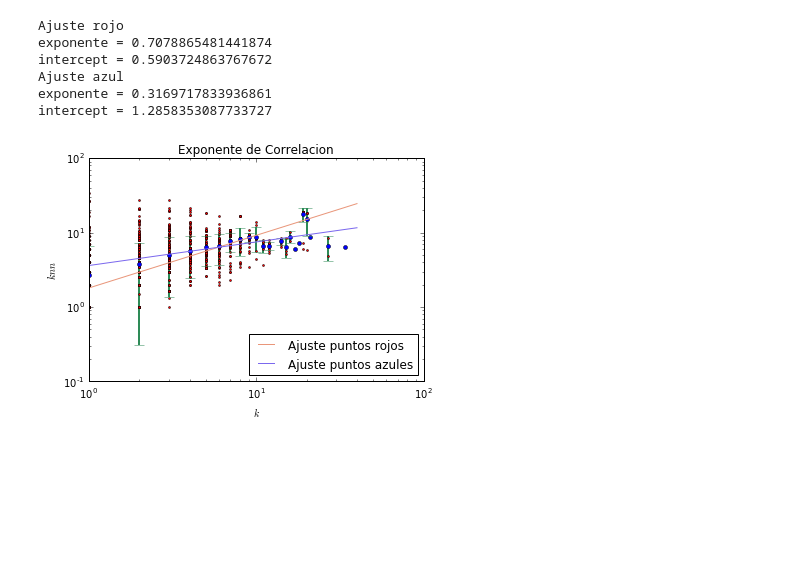
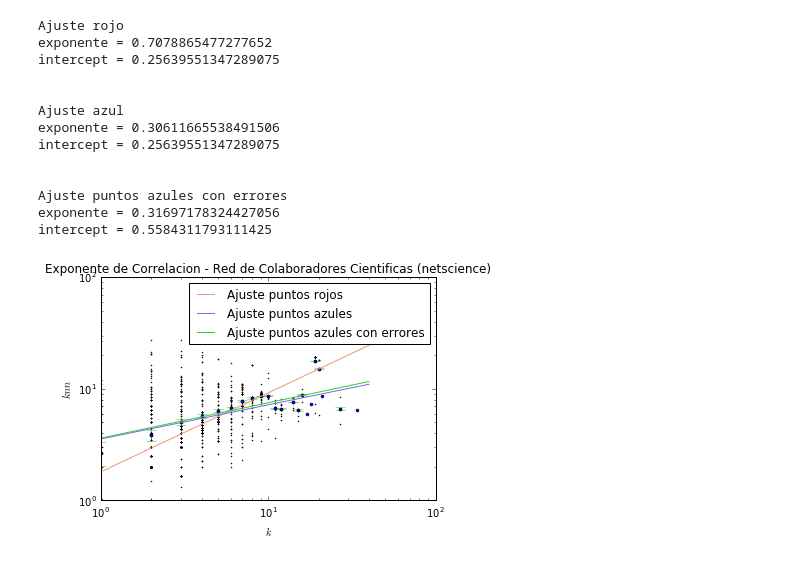
Before and after one commit to Redes2018/tp1, a Jupyter notebook: TC1-4.ipynb, the cells around one changed output. Saved outputs shown, nothing was run; the diff lists cells and outputs as text; code cells hidden in the pictures; blank space fills up the shorter version.

Commit message:
Ejercicio 4.a) completo para ambas redes

```diff
--- a/TC1-4.ipynb
+++ b/TC1-4.ipynb
@@ -9,7 +9,7 @@ from scipy.optimize import curve_fit
 import os
 
 def lineal(x, a, b):
-  return a*x + np.log(b)
+  return a*x + np.log10(b)
 # %%
 # Leemos el archivo
 myFolder=(os.getcwd()+'/tc01_data/') #busca en el directorio actual
@@ -83,54 +62,92 @@ plt.show()
 #iii) Ajuste: con funcion log(knn)=mu*(logk)+log(b)
 
 #AJuste 1: usando los puntos rojos
-parametros1=curve_fit(lineal,np.log(k_nodo),np.log(knn_nodo))[0]
+parametros1=curve_fit(lineal,np.log10(k_nodo),np.log10(knn_nodo))[0]
 mu1=parametros1[0]
 b1=parametros1[1]
-intercept1=np.log(b1)
+intercept1=np.log10(b1)
 
 print ('Ajuste rojo')
 print ('exponente = {}'.format(mu1))
 print ('intercept = {}'.format(intercept1))
+print('\n')
 
-xfit1=np.linspace(1,40,100)
+
+xfit1=np.linspace(1,40,1000)
 yfit1=(b1)*(xfit1**mu1)
 
-#AJuste 2: usando los puntos azules del grafico knn(k) y usando tambien el error:
-parametros2=curve_fit(lineal,np.log(k_fit),np.log(knn_fit),sigma=(1/knn_fit)*knn_error)[0]
+#Ajuste 2: usando los puntos azules
+
+parametros2=curve_fit(lineal,np.log10(k),np.log10(knn))[0]
 mu2=parametros2[0]
 b2=parametros2[1]
-intercept2=np.log(b2)
+intercept2=np.log10(b1)
 
 print ('Ajuste azul')
 print ('exponente = {}'.format(mu2))
 print ('intercept = {}'.format(intercept2))
+print('\n')
+
+xfit2=np.linspace(1,40,1000)
+yfit2=(b2)*(xfit2**mu2)
+
+#AJuste 3: usando los puntos azules del grafico knn(k) y usando tambien el error:
+#Para el ajuste con errores me quedo con puntos que tengan knn_error != nan
+nonan_positions=[i for i,j in enumerate(knn_error) if np.invert(np.isnan(j))==True]
+knn_error=knn_error[nonan_positions]
+knn_fit=knn[nonan_positions]
+k_fit=k[nonan_positions]
+
+parametros3=curve_fit(lineal,np.log10(k_fit),np.log10(knn_fit),sigma=(1/np.log(10))*(1/knn_fit)*knn_error)[0]
+mu3=parametros3[0]
+b3=parametros3[1]
+intercept3=np.log10(b3)
+
+print ('Ajuste puntos azules con errores')
+print ('exponente = {}'.format(mu3))
+print ('intercept = {}'.format(intercept3))
+print('\n')
 
 
-xfit2=np.linspace(1,40,100)
-yfit2=(b2)*(xfit2**mu2)
+xfit3=np.linspace(1,40,1000)
+yfit3=(b3)*(xfit2**mu3)
 # %% [output]
 Ajuste rojo
-exponente = 0.7078865481441874
-intercept = 0.5903724863767672
+exponente = 0.7078865477277652
+intercept = 0.25639551347289075
+
+
 Ajuste azul
-exponente = 0.3169717833936861
-intercept = 1.2858353087733727
+exponente = 0.30611665538491506
+intercept = 0.25639551347289075
+
+
+Ajuste puntos azules con errores
+exponente = 0.31697178324427056
+intercept = 0.5584311793111425
 # %%
 #Graficos
-plt.figure(2)
-plt.plot(k_nodo,knn_nodo,'ro',markersize=2)
-plt.plot(k,knn,'bo',markersize=4)
-plt.errorbar(k_fit,knn_fit,knn_error,fmt='.',ecolor='seagreen',elinewidth=2,capsize=5)
+plt.figure(1)
+#Puntos rojos
+plt.plot(k_nodo,knn_nodo,'ro',markersize=1)
+#Puntos azules
+plt.plot(k,knn,'bo',markersize=3)
+#Puntos azules con barra de error=desv standar
+plt.errorbar(k_fit,knn_fit,(1/np.log(10))*(1/knn_fit)*knn_error,fmt='bo',ecolor='limegreen',elinewidth=1,capsize=5,markersize=3)
+
+#AJustes:
 plt.plot(xfit1,yfit1,color='darksalmon',label='Ajuste puntos rojos')
 plt.plot(xfit2,yfit2,color='mediumslateblue',label='Ajuste puntos azules')
+plt.plot(xfit3,yfit3,color='limegreen',label='Ajuste puntos azules con errores')
+#Propiedades grafico:
 plt.xscale('log')
 plt.yscale('log')
 plt.xlabel('$k$')
 plt.ylabel('$knn$')
-plt.title('Exponente de Correlacion')
-plt.legend(loc='lower right')
+plt.title('Exponente de Correlacion - Red de Colaboradores Cientificas (netscience)')
+plt.legend(loc='upper right')
 plt.show()
 # %% [output]
-[figure, old version]
+[figure, new version]
 # %%
 #iv)Asortividad con estimador de Newman:
```
Also changed, not shown: parts of 3 cells of this notebook, 2 other files.
